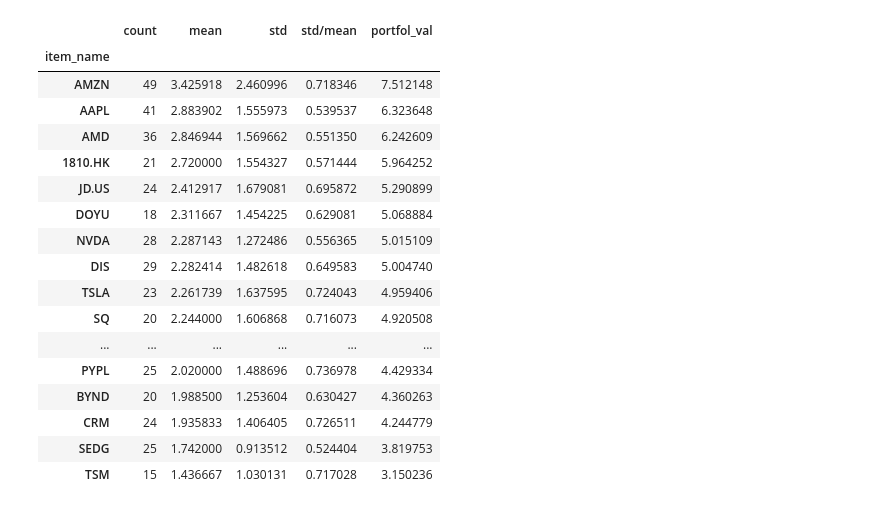
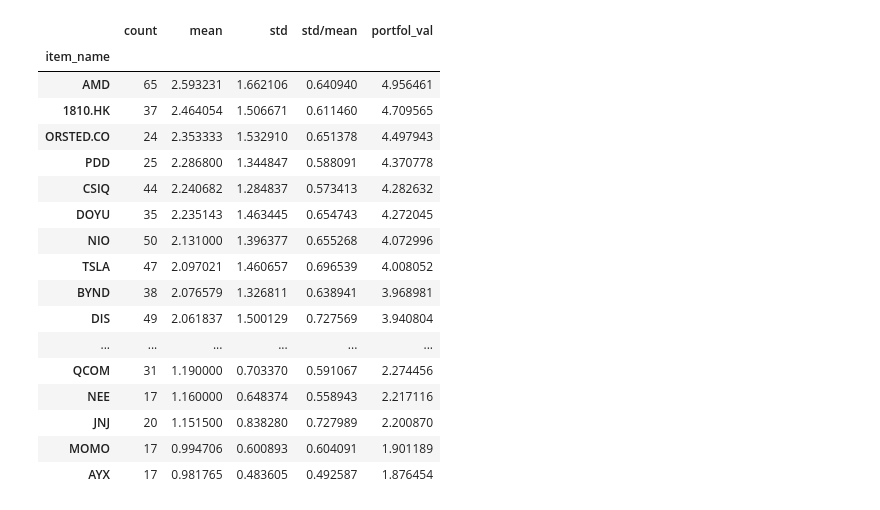
Before and after one commit to bstanie/beautiful-creature, a Jupyter notebook: notebooks/portfolio_builder.ipynb, the cells around one changed output. Drawn from its saved outputs; the diff is of its cells as text; code cells hidden in the pictures.

Commit message:
cluster investor portfolio and create weighted portfolio with average risk

```diff
--- a/notebooks/portfolio_builder.ipynb
+++ b/notebooks/portfolio_builder.ipynb
@@ -46,3 +52,12 @@ for p in portfols:
+# %%
+# basic portfolio settings
+TOP_N_BY_COUNTS = 100
+TOP_N_BY_RATIO = 30
+
+# weighted portfolio settings
+TOP_N_BY_VALUE = 30
+N_CLUSTERS = 10
+TOP_INVESTORS_WITHIN_CLUSTER = 2
 # %%
 stats = []
 for item in items:
@@ -53,33 +68,30 @@ for item in items:
 df = pd.DataFrame.from_records(stats)
 df["std/mean"] = df["std"] / df["mean"]
 df = df.set_index("item_name")
-df = df.sort_values("count",ascending=False).head(50)
-# i_forest = IsolationForest()
-# df["score"] = i_forest.fit(df).score_samples(df)
-# df.sort_values("score").head(10)
+df = df.sort_values("count",ascending=False).head(TOP_N_BY_COUNTS)
 # %%
-df = df.sort_values("count",ascending=False).sort_values("std/mean").head(20)
-df["portfol_val"] = df["mean"] * 100 / df["mean"].sum()
-df.sort_values("portfol_val",ascending=False)
+portfol_basic = df.sort_values("count",ascending=False).sort_values("std/mean").head(TOP_N_BY_RATIO)
+portfol_basic["portfol_val"] = portfol_basic["mean"] * 100 / portfol_basic["mean"].sum()
+portfol_basic.sort_values("portfol_val",ascending=False)
 # %% [output]
 |  | count | mean | std | std/mean | portfol_val |
 | item_name |  |  |  |  |  |
-| AMZN | 49 | 3.425918 | 2.460996 | 0.718346 | 7.512148 |
-| AAPL | 41 | 2.883902 | 1.555973 | 0.539537 | 6.323648 |
-| AMD | 36 | 2.846944 | 1.569662 | 0.551350 | 6.242609 |
-| 1810.HK | 21 | 2.720000 | 1.554327 | 0.571444 | 5.964252 |
-| JD.US | 24 | 2.412917 | 1.679081 | 0.695872 | 5.290899 |
-| DOYU | 18 | 2.311667 | 1.454225 | 0.629081 | 5.068884 |
-| NVDA | 28 | 2.287143 | 1.272486 | 0.556365 | 5.015109 |
-| DIS | 29 | 2.282414 | 1.482618 | 0.649583 | 5.004740 |
-| TSLA | 23 | 2.261739 | 1.637595 | 0.724043 | 4.959406 |
-| SQ | 20 | 2.244000 | 1.606868 | 0.716073 | 4.920508 |
+| AMD | 65 | 2.593231 | 1.662106 | 0.640940 | 4.956461 |
+| 1810.HK | 37 | 2.464054 | 1.506671 | 0.611460 | 4.709565 |
+| ORSTED.CO | 24 | 2.353333 | 1.532910 | 0.651378 | 4.497943 |
+| PDD | 25 | 2.286800 | 1.344847 | 0.588091 | 4.370778 |
+| CSIQ | 44 | 2.240682 | 1.284837 | 0.573413 | 4.282632 |
+| DOYU | 35 | 2.235143 | 1.463445 | 0.654743 | 4.272045 |
+| NIO | 50 | 2.131000 | 1.396377 | 0.655268 | 4.072996 |
+| TSLA | 47 | 2.097021 | 1.460657 | 0.696539 | 4.008052 |
+| BYND | 38 | 2.076579 | 1.326811 | 0.638941 | 3.968981 |
+| DIS | 49 | 2.061837 | 1.500129 | 0.727569 | 3.940804 |
 | ... | ... | ... | ... | ... | ... |
-| PYPL | 25 | 2.020000 | 1.488696 | 0.736978 | 4.429334 |
-| BYND | 20 | 1.988500 | 1.253604 | 0.630427 | 4.360263 |
-| CRM | 24 | 1.935833 | 1.406405 | 0.726511 | 4.244779 |
-| SEDG | 25 | 1.742000 | 0.913512 | 0.524404 | 3.819753 |
-| TSM | 15 | 1.436667 | 1.030131 | 0.717028 | 3.150236 |
+| QCOM | 31 | 1.190000 | 0.703370 | 0.591067 | 2.274456 |
+| NEE | 17 | 1.160000 | 0.648374 | 0.558943 | 2.217116 |
+| JNJ | 20 | 1.151500 | 0.838280 | 0.727989 | 2.200870 |
+| MOMO | 17 | 0.994706 | 0.600893 | 0.604091 | 1.901189 |
+| AYX | 17 | 0.981765 | 0.483605 | 0.492587 | 1.876454 |
 # %%
 a_portfols = []
 for p in portfols:
```
Also changed, not shown: parts of 7 cells of this notebook, 2 other files.
